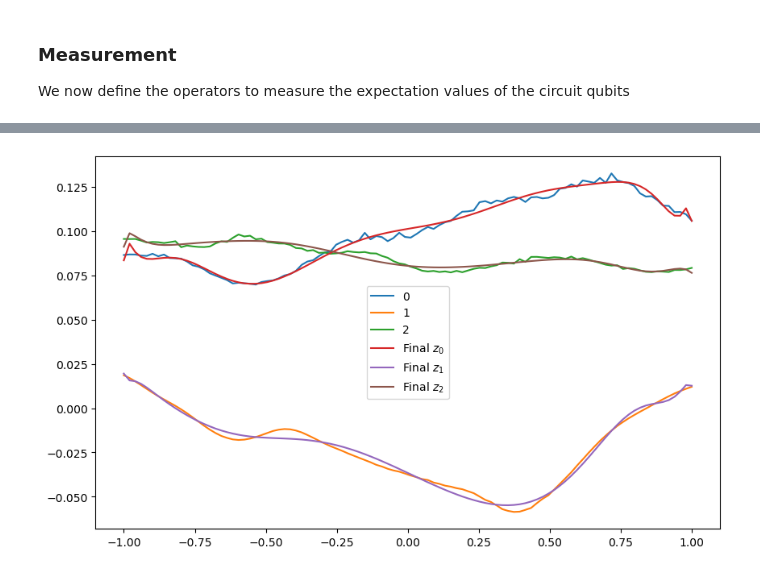
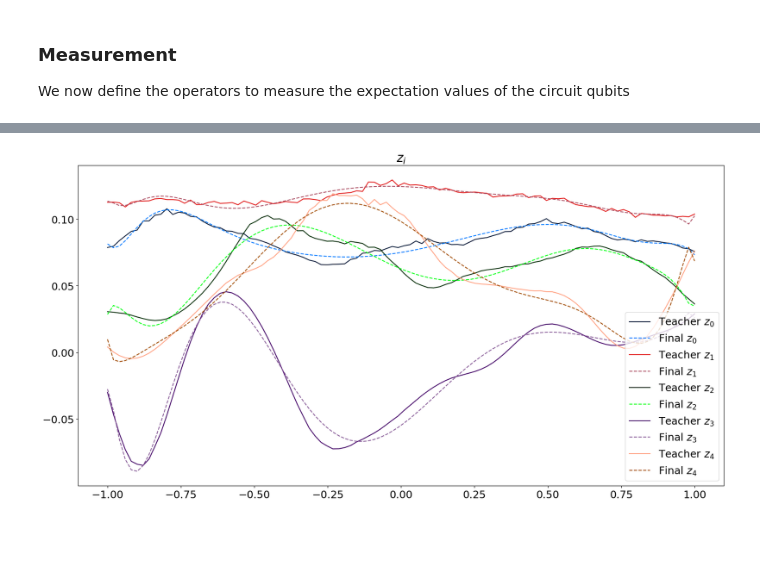
Before and after one commit to sofips/qcl, a Jupyter notebook: qcl_dynamics.ipynb, the cells around one changed output, grey strips where cells are left out. Saved outputs shown, nothing was run; the diff lists cells and outputs as text; code cells hidden in the pictures; blank space fills up the shorter version.

```diff
--- a/qcl_dynamics.ipynb
+++ b/qcl_dynamics.ipynb
@@ -355,30 +383,32 @@ print(theta_opt)
-# %%
-# Insert optimized theta into U_out
-set_U_out(theta_opt)
-# Plot
-plt.figure(figsize=(10, 6))
-
-xlist = np.linspace(-1, 1,100)
-
-# teacher data
-plt.plot(x_times, train_results,  label=['0','1','2'])
-
-
-
-# Figure basing on inital parameter theta
-#plt.plot(xlist, y_init, '--', label='Initial Model Prediction', c='gray')
-
-# Prediction of the model
-z0_predictions = np.array([qcl_pred(x, U_out)[0] for x in xlist])
-z1_predictions = np.array([qcl_pred(x, U_out)[1] for x in xlist])
-z2_predictions = np.array([qcl_pred(x, U_out)[2] for x in xlist])
-
-plt.plot(xlist, z0_predictions, label='Final $z_0$')
-plt.plot(xlist, z1_predictions, label='Final $z_1$')
-plt.plot(xlist, z2_predictions, label='Final $z_2$')
-
-
-plt.legend()
-plt.show()
-# %% [output]
-[figure, removed]
+# %%
+# Insert optimized theta into U_out
+set_U_out(theta_opt)
+
+# Create xlist
+xlist = np.linspace(-1, 1, 100)
+
+# Generate predictions
+z_predictions = [np.array([qcl_pred(x, U_out)[i] for x in xlist]) for i in range(5)]
+
+# Create a 2x3 subplot
+fig, axs = plt.subplots(1, figsize=(20, 10))
+
+# Darker shades
+
+dark_colors = ['#061837', '#E21A1A', '#002C03', '#430067', '#FFA283']
+
+# Lighter shades
+light_colors = ['#0079FF', '#AC4D62', '#00FF13', '#885B98', '#A14B00']
+
+
+# Plot individual quantities
+for i in range(5):
+    axs.plot(x_times, [step[i] for step in train_results], label='Teacher $z_{}$'.format(i), color=dark_colors[i])
+    axs.plot(xlist, z_predictions[i], label=f'Final $z_{i}$', linestyle='--', color=light_colors[i])
+    axs.legend(loc='lower right')
+    axs.set_title(f'$z_i$')
+
+
+plt.show()
+# %% [output]
+[figure, added]
```
Also changed, not shown: parts of 9 cells of this notebook.
